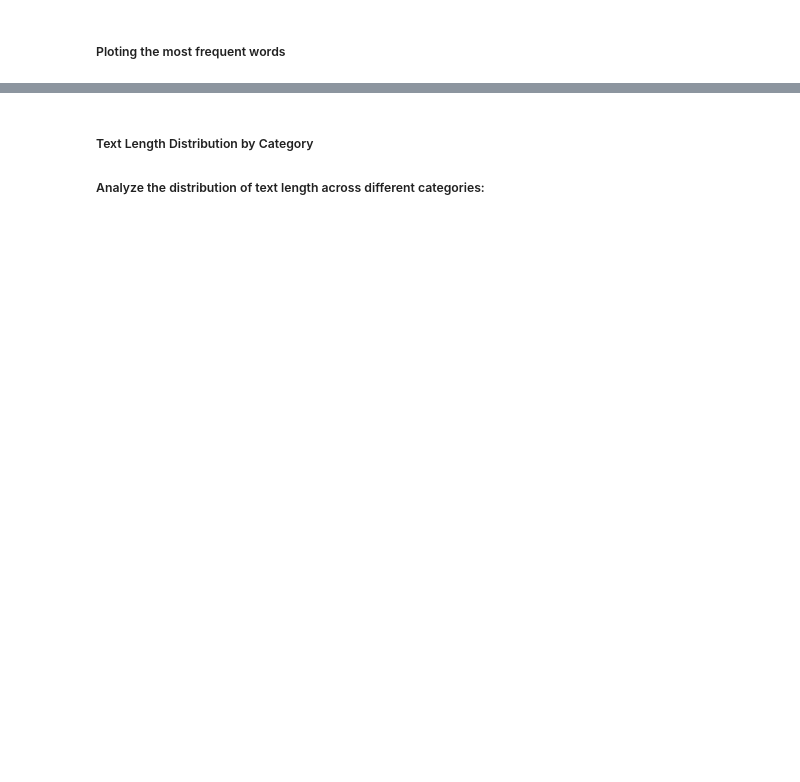
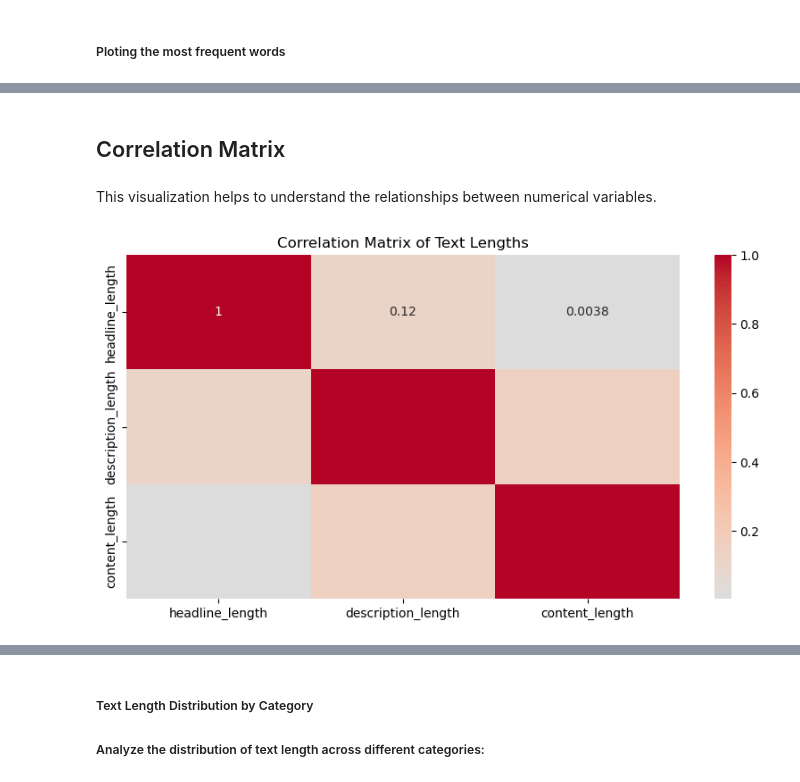
Before and after one commit to AmandaMokoena/2401FTDS_Classification_Project_0A4, a Jupyter notebook: Classification Project notebook.ipynb, the cells around one changed output, grey strips where cells are left out. Saved outputs shown, nothing was run; the diff lists cells and outputs as text; code cells hidden in the pictures; blank space fills up the shorter version.

```diff
--- a/Classification Project notebook.ipynb
+++ b/Classification Project notebook.ipynb
@@ -315,12 +432,13 @@ plot_word_frequency(content_freq, 'Top 20 Words in Content')
+# %% [markdown]
+## Correlation Matrix
+# %% [markdown]
+This visualization helps to understand the relationships between numerical variables.
 # %%
-# Creating a new DataFrame with lengths and sentiments
-length_sentiment_df = train_df_copy[['headlines_length', 'description_length', 'content_length', 'headlines_sentiment', 'description_sentiment', 'content_sentiment']]
-
-# Computing correlation matrix
-correlation_matrix = length_sentiment_df.corr()
-
-# Ploting heatmap
-plt.figure(figsize=(10, 8))
-sns.heatmap(correlation_matrix, annot=True, cmap='coolwarm', vmin=-1, vmax=1)
-plt.title('Correlation Matrix of Text Lengths and Sentiments')
+# Plotting correlation matrix
+plt.figure(figsize=(10, 5))
+correlation_matrix = train_df_copy[['headline_length', 'description_length', 'content_length']].corr()
+sns.heatmap(correlation_matrix, annot=True, cmap='coolwarm', center=0)
+plt.title('Correlation Matrix of Text Lengths')
 plt.show()
+# %% [output]
+[figure, added]
```
Also changed, not shown: parts of 46 cells of this notebook.
